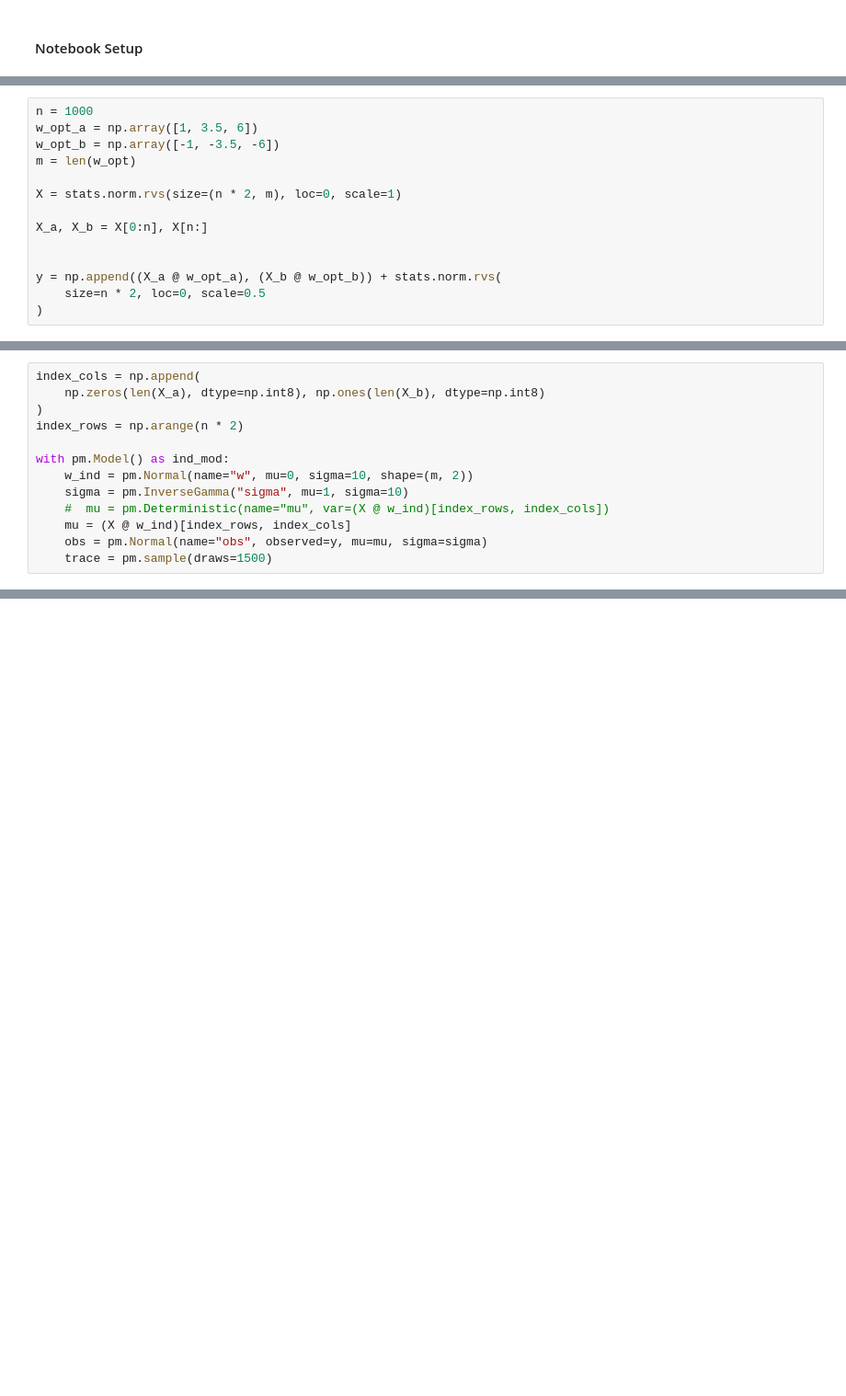
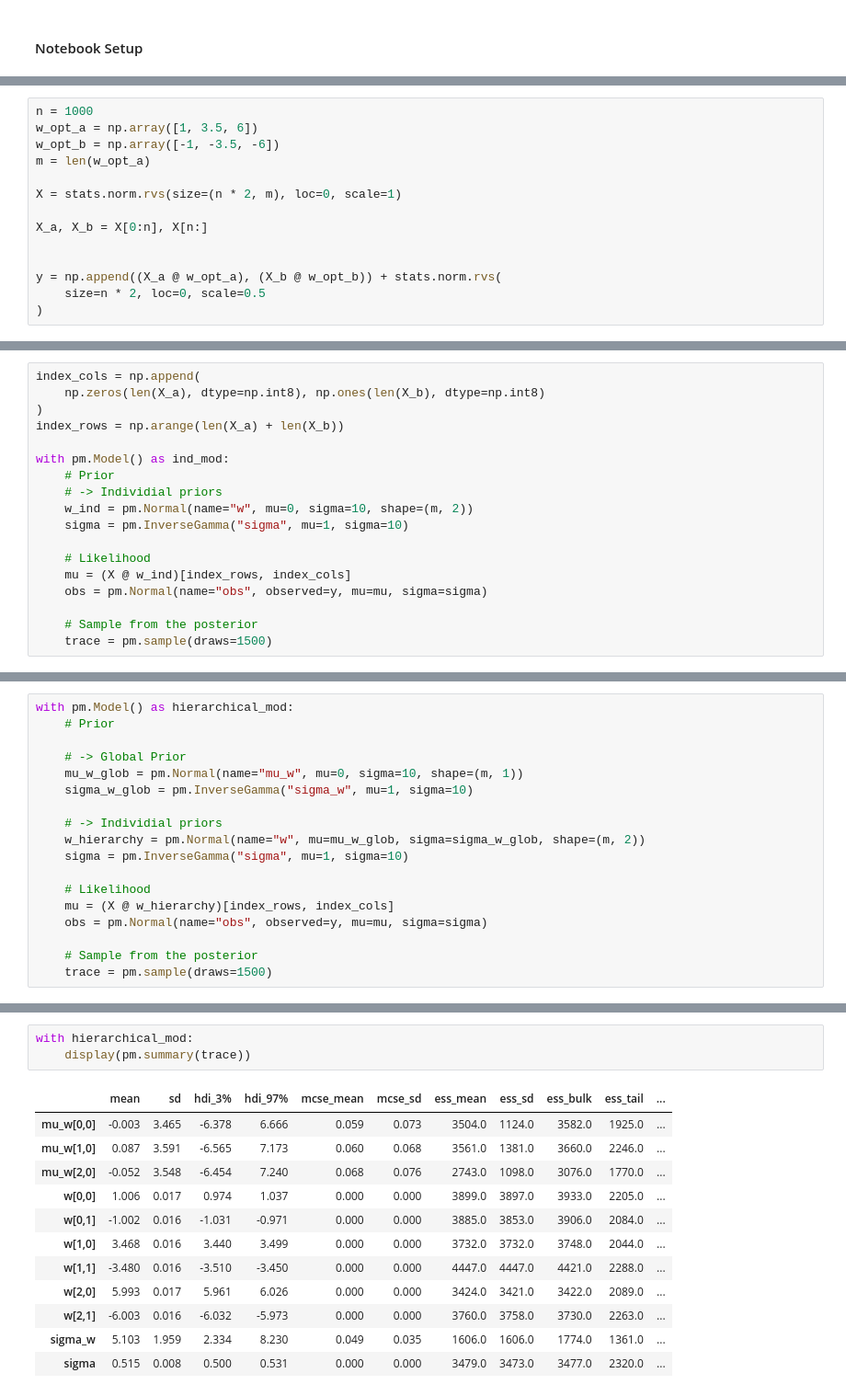
Before and after one commit to sithankanna/naive-bayesians, a Jupyter notebook: misc/hierarchical_bayesian/002-hierarchical-multi_variate_reg.ipynb, the cells around one changed output, grey strips where cells are left out. Shown at 92% size. Saved outputs shown, nothing was run; the diff lists cells and outputs as text; blank space fills up the shorter version.

Commit message:
Add hierarchical model to multivariate regression

```diff
--- a/misc/hierarchical_bayesian/002-hierarchical-multi_variate_reg.ipynb
+++ b/misc/hierarchical_bayesian/002-hierarchical-multi_variate_reg.ipynb
@@ -270,7 +294,7 @@ y_{b, i} = \pmb{w}_{b}^\textsf{T}\pmb{x}_{b, i} + \epsilon_{i} \\
 n = 1000
 w_opt_a = np.array([1, 3.5, 6])
 w_opt_b = np.array([-1, -3.5, -6])
-m = len(w_opt)
+m = len(w_opt_a)
 
 X = stats.norm.rvs(size=(n * 2, m), loc=0, scale=1)
 
@@ -343,12 +392,17 @@ Let
 index_cols = np.append(
     np.zeros(len(X_a), dtype=np.int8), np.ones(len(X_b), dtype=np.int8)
 )
-index_rows = np.arange(n * 2)
+index_rows = np.arange(len(X_a) + len(X_b))
 
 with pm.Model() as ind_mod:
+    # Prior
+    # -> Individial priors
     w_ind = pm.Normal(name="w", mu=0, sigma=10, shape=(m, 2))
     sigma = pm.InverseGamma("sigma", mu=1, sigma=10)
-    #  mu = pm.Deterministic(name="mu", var=(X @ w_ind)[index_rows, index_cols])
+
+    # Likelihood
     mu = (X @ w_ind)[index_rows, index_cols]
     obs = pm.Normal(name="obs", observed=y, mu=mu, sigma=sigma)
+
+    # Sample from the posterior
     trace = pm.sample(draws=1500)
@@ -369,0 +441,18 @@ w_both
+# %%
+with pm.Model() as hierarchical_mod:
+    # Prior
+
+    # -> Global Prior
+    mu_w_glob = pm.Normal(name="mu_w", mu=0, sigma=10, shape=(m, 1))
+    sigma_w_glob = pm.InverseGamma("sigma_w", mu=1, sigma=10)
+
+    # -> Individial priors
+    w_hierarchy = pm.Normal(name="w", mu=mu_w_glob, sigma=sigma_w_glob, shape=(m, 2))
+    sigma = pm.InverseGamma("sigma", mu=1, sigma=10)
+
+    # Likelihood
+    mu = (X @ w_hierarchy)[index_rows, index_cols]
+    obs = pm.Normal(name="obs", observed=y, mu=mu, sigma=sigma)
+
+    # Sample from the posterior
+    trace = pm.sample(draws=1500)
@@ -369,0 +464,16 @@ w_both
+# %%
+with hierarchical_mod:
+    display(pm.summary(trace))
+# %% [output]
+|  | mean | sd | hdi_3% | hdi_97% | mcse_mean | mcse_sd | ess_mean | ess_sd | ess_bulk | ess_tail | ... |
+| mu_w[0,0] | -0.003 | 3.465 | -6.378 | 6.666 | 0.059 | 0.073 | 3504.0 | 1124.0 | 3582.0 | 1925.0 | ... |
+| mu_w[1,0] | 0.087 | 3.591 | -6.565 | 7.173 | 0.060 | 0.068 | 3561.0 | 1381.0 | 3660.0 | 2246.0 | ... |
+| mu_w[2,0] | -0.052 | 3.548 | -6.454 | 7.240 | 0.068 | 0.076 | 2743.0 | 1098.0 | 3076.0 | 1770.0 | ... |
+| w[0,0] | 1.006 | 0.017 | 0.974 | 1.037 | 0.000 | 0.000 | 3899.0 | 3897.0 | 3933.0 | 2205.0 | ... |
+| w[0,1] | -1.002 | 0.016 | -1.031 | -0.971 | 0.000 | 0.000 | 3885.0 | 3853.0 | 3906.0 | 2084.0 | ... |
+| w[1,0] | 3.468 | 0.016 | 3.440 | 3.499 | 0.000 | 0.000 | 3732.0 | 3732.0 | 3748.0 | 2044.0 | ... |
+| w[1,1] | -3.480 | 0.016 | -3.510 | -3.450 | 0.000 | 0.000 | 4447.0 | 4447.0 | 4421.0 | 2288.0 | ... |
+| w[2,0] | 5.993 | 0.017 | 5.961 | 6.026 | 0.000 | 0.000 | 3424.0 | 3421.0 | 3422.0 | 2089.0 | ... |
+| w[2,1] | -6.003 | 0.016 | -6.032 | -5.973 | 0.000 | 0.000 | 3760.0 | 3758.0 | 3730.0 | 2263.0 | ... |
+| sigma_w | 5.103 | 1.959 | 2.334 | 8.230 | 0.049 | 0.035 | 1606.0 | 1606.0 | 1774.0 | 1361.0 | ... |
+| sigma | 0.515 | 0.008 | 0.500 | 0.531 | 0.000 | 0.000 | 3479.0 | 3473.0 | 3477.0 | 2320.0 | ... |
```
Also changed, not shown: parts of 27 cells of this notebook.
